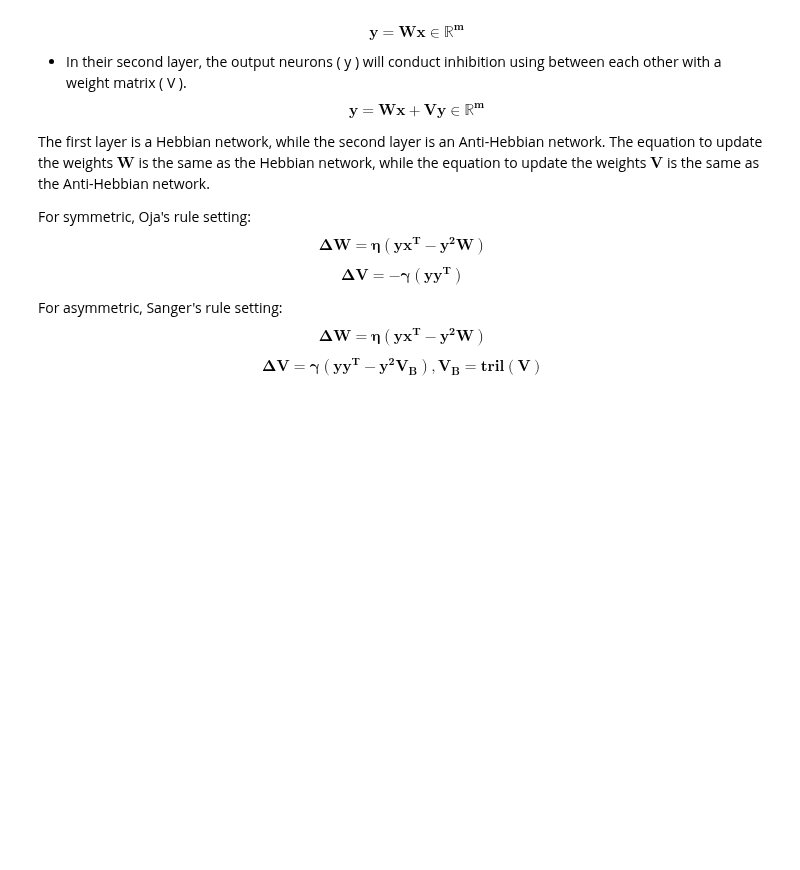
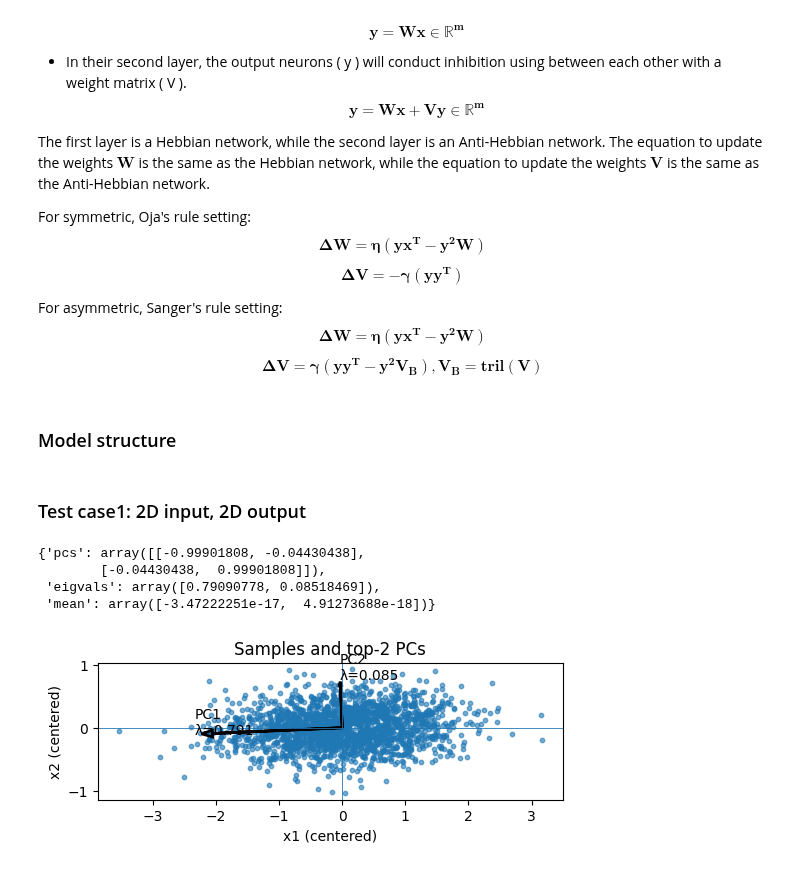
Before and after one commit to neuralalgorithms/representational-drift, a Jupyter notebook: second_layer_hebbian.ipynb, the cells around one changed output. Cells and saved outputs as stored; diff of their text form; code cells hidden in the pictures; blank space fills up the shorter version.

Commit message:
save unfinished version of the second layer neural network in anti-hebbian learning

```diff
--- a/second_layer_hebbian.ipynb
+++ b/second_layer_hebbian.ipynb
@@ -38,2 +40,4 @@ from HebbianNetwork.hebbian.models import HebbianModel, OjaNetwork, SangerNetwor
+# %% [markdown]
+### Model structure
 # %%
 class antiHebbianModel(HebbianModel):
@@ -45,0 +124,27 @@ class antiHebbianModel(HebbianModel):
+# %% [markdown]
+### Test case1: 2D input, 2D output
+# %%
+mu1 = 0.0
+std1 = 0.3
+mu2 = 0.0
+std2 = 0.9
+orientation = np.random.random() * np.pi
+number_of_neurons = 2
+number_of_samples = 2000
+
+# hebbian strength
+learning_rate = 0.1
+# anti-Hebbian strength
+gamma = 0.01
+# number of epochs
+epochs = 1
+# %%
+# generate 2D input data
+samples_2d = utils.gauss_distrib(orientation, mu1, std1, mu2, std2, number_of_samples, number_of_neurons=2)
+utils.plot_samples_and_top2_pcs(samples_2d)
+# %% [output]
+{'pcs': array([[-0.99901808, -0.04430438],
+        [-0.04430438,  0.99901808]]),
+ 'eigvals': array([0.79090778, 0.08518469]),
+ 'mean': array([-3.47222251e-17,  4.91273688e-18])}
+[figure, added]
```
Also changed, not shown: parts of 3 cells of this notebook, 1 other file.
